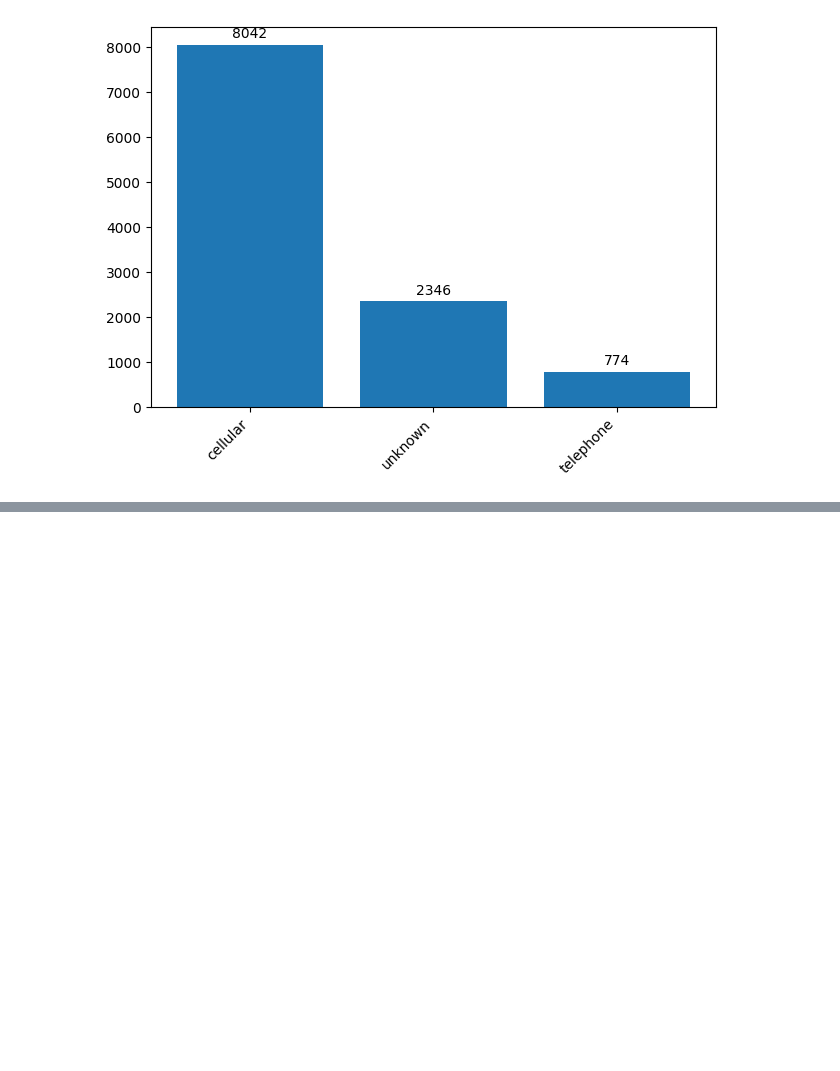
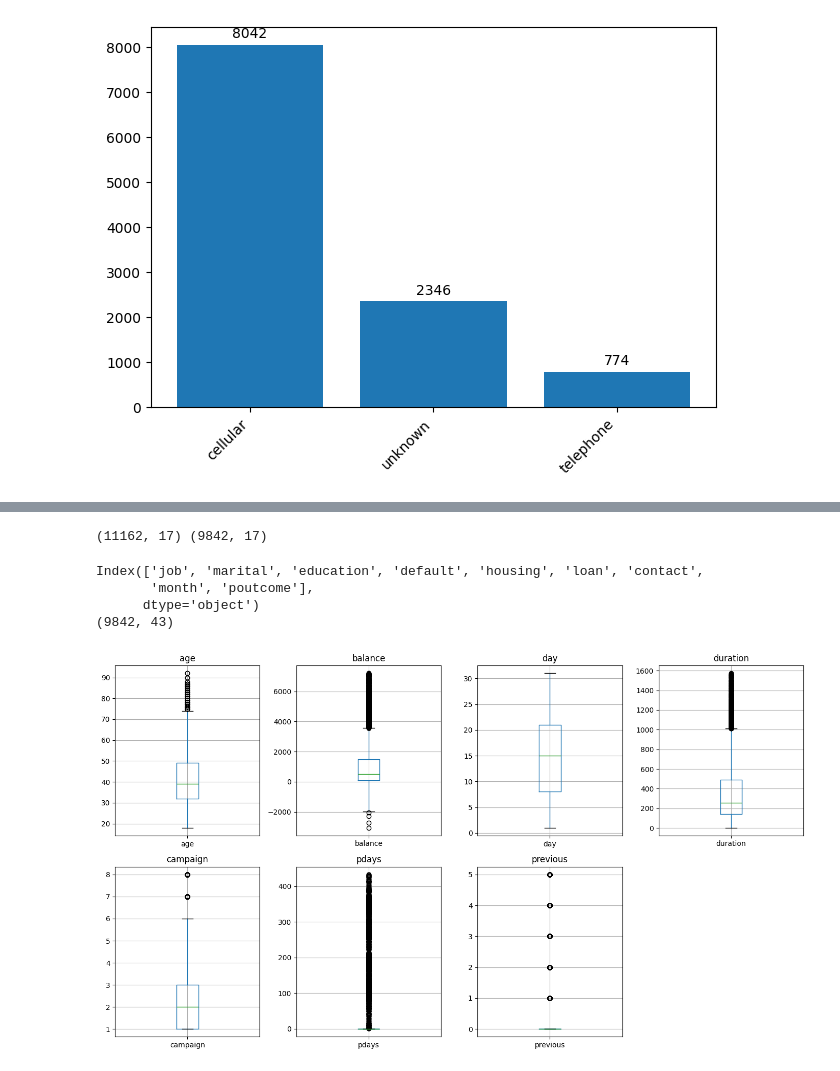
Before and after one commit to brianrhonea/MarketingDataEngineeringProject, a Jupyter notebook: notebooks/data_analysis.ipynb, the cells around one changed output, grey strips where cells are left out. Cells and saved outputs as stored; diff of their text form; code cells hidden in the pictures; blank space fills up the shorter version.

```diff
--- a/notebooks/data_analysis.ipynb
+++ b/notebooks/data_analysis.ipynb
@@ -295,0 +316,50 @@ plt.show()
+# %%
+#Clean numerical columns by removing outliers as noted from the box plots and EDA
+num_cols = df.select_dtypes(include=np.number).columns
+
+#Calulate the Q1-Q3 and IQR
+Q1 = df[num_cols].quantile(0.15)
+Q3 = df[num_cols].quantile(0.85)
+IQR = Q3 - Q1
+
+#Apply to all cols
+mask = ~((df[num_cols] < (Q1 - 1.5 * IQR)) | (df[num_cols] > (Q3 + 1.5 * IQR))).any(axis=1)
+df_no_outliers = df[mask].copy()
+
+print(df.shape, df_no_outliers.shape)
+# %% [output]
+(11162, 17) (9842, 17)
+# %%
+# Lets apply onehot encoding
+cat_cols = df_no_outliers.select_dtypes(include=['object']).columns.drop('deposit')
+#I didnt want to overflow with columns so month and job we don't need that many columns
+# cat_cols = cat_cols.drop(labels=['deposit'])
+print(cat_cols)
+
+# Apply one-hot encoding to the selected categorical columns
+df_encoded = pd.get_dummies(df_no_outliers, columns=cat_cols, drop_first=True)
+
+
+print(df_encoded.shape)
+# %% [output]
+Index(['job', 'marital', 'education', 'default', 'housing', 'loan', 'contact',
+       'month', 'poutcome'],
+      dtype='object')
+(9842, 43)
+# %%
+#Lets see the data changes with removed outliers
+fig, axes = plt.subplots(2, 4, figsize=(14, 8))
+axes = axes.flatten()
+
+for ax, col in zip(axes, num_cols):
+    df_encoded.boxplot(column=col, ax=ax, grid=True)
+    ax.set_title(col)
+    ax.set_xlabel("")
+
+for ax in axes[len(num_cols):]:
+    fig.delaxes(ax)
+
+plt.tight_layout()
+plt.show()
+# %% [output]
+[figure, added]
```
Also changed, not shown: parts of 12 cells of this notebook.
